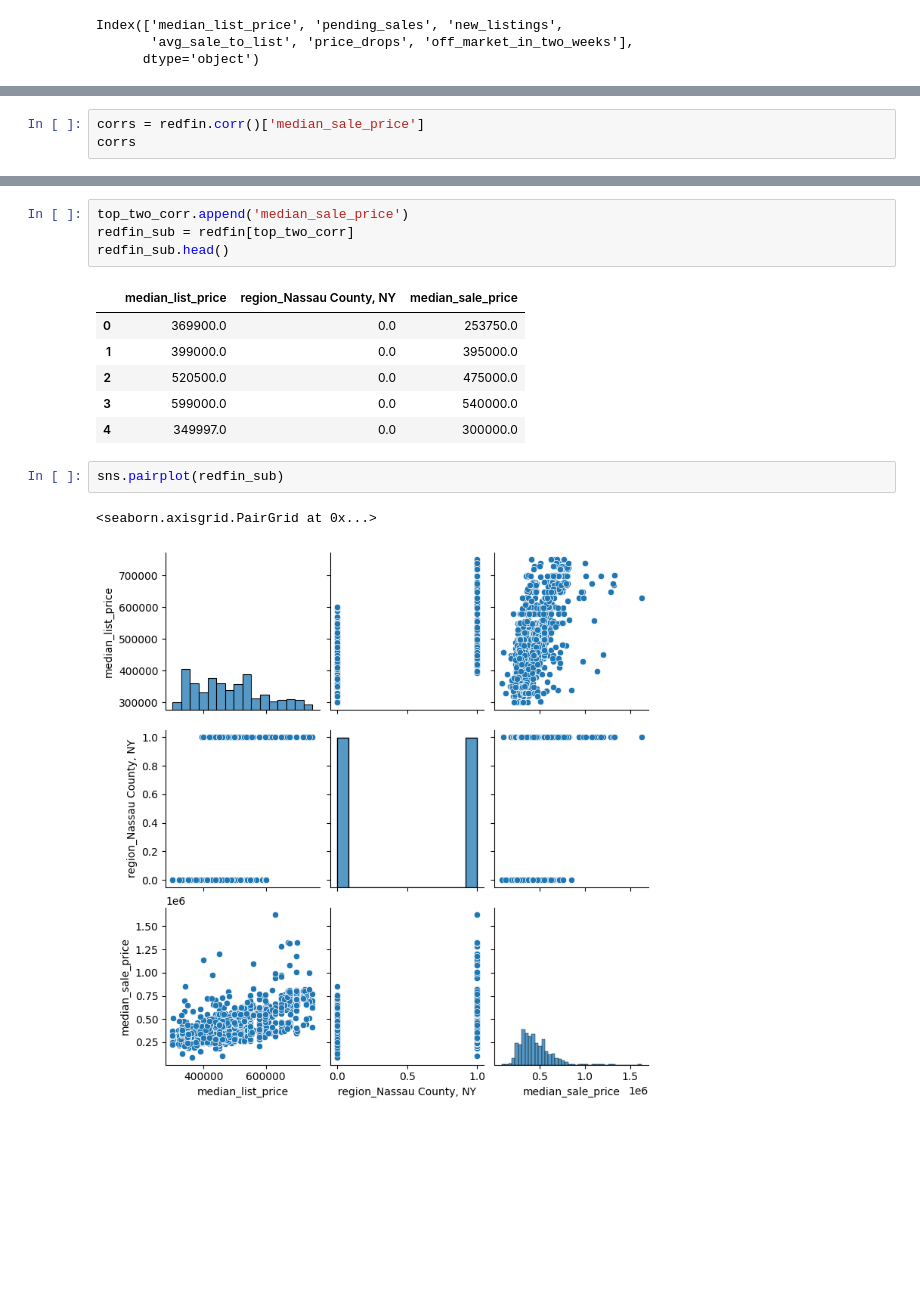
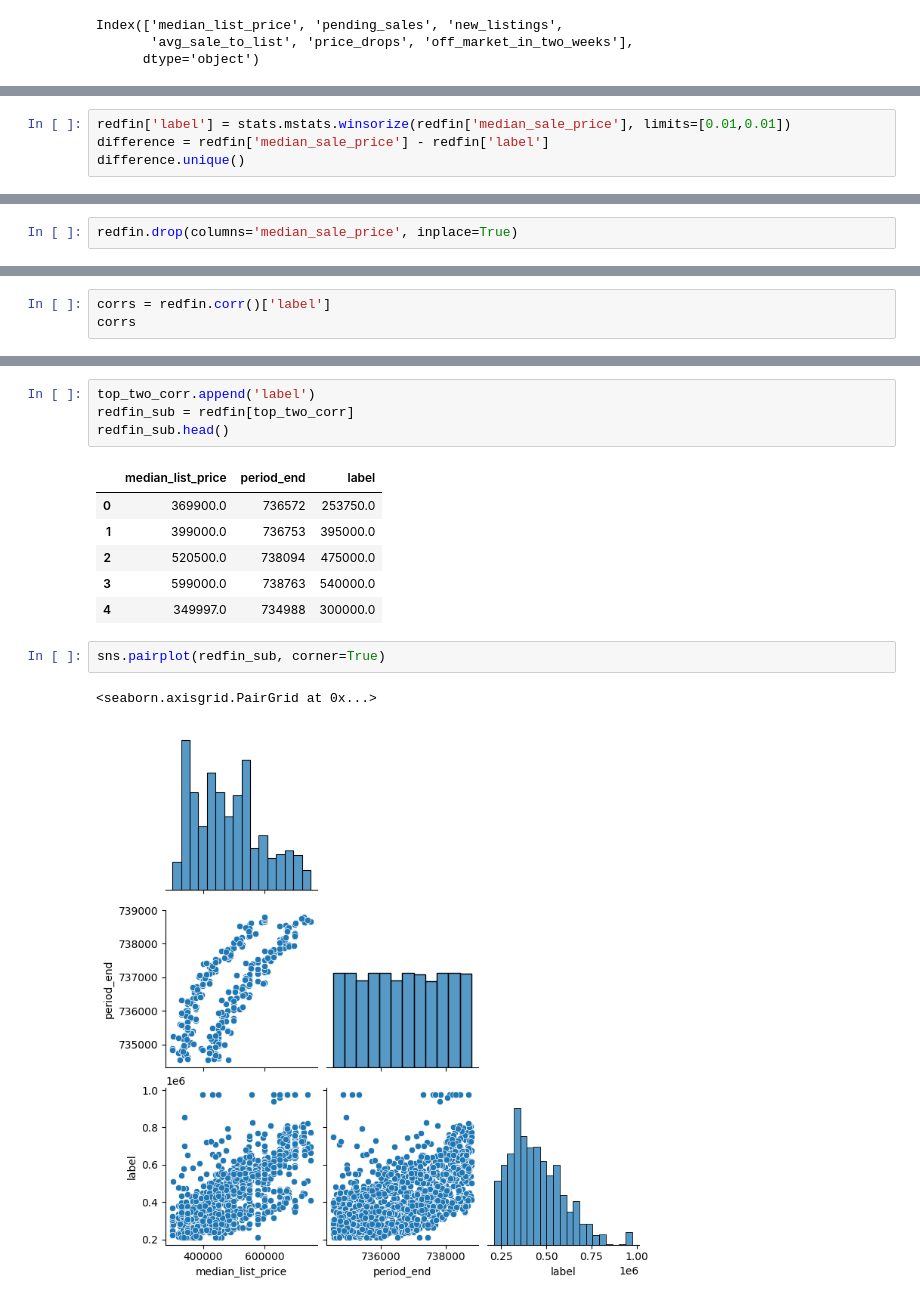
Before and after one commit to Fefe-Hern/Living, a Jupyter notebook: 2_python_review/redfin_data_exploration (S).ipynb, the cells around one changed output, grey strips where cells are left out. Saved outputs shown, nothing was run; the diff lists cells and outputs as text; blank space fills up the shorter version.

```diff
--- a/2_python_review/redfin_data_exploration (S).ipynb
+++ b/2_python_review/redfin_data_exploration (S).ipynb
@@ -307,0 +335,4 @@ redfin.head()
+# %%
+redfin['label'] = stats.mstats.winsorize(redfin['median_sale_price'], limits=[0.01,0.01])
+difference = redfin['median_sale_price'] - redfin['label']
+difference.unique()
@@ -307,0 +347,2 @@ redfin.head()
+# %%
+redfin.drop(columns='median_sale_price', inplace=True)
@@ -318,4 +361,4 @@ redfin.corr().head()
 # %%
-corrs = redfin.corr()['median_sale_price']
+corrs = redfin.corr()['label']
 corrs
 # %% [output]
@@ -365,16 +408,16 @@ top_two_corr
 # %%
-top_two_corr.append('median_sale_price')
+top_two_corr.append('label')
 redfin_sub = redfin[top_two_corr]
 redfin_sub.head()
 # %% [output]
-|  | median_list_price | region_Nassau County, NY | median_sale_price |
-| 0 | 369900.0 | 0.0 | 253750.0 |
-| 1 | 399000.0 | 0.0 | 395000.0 |
-| 2 | 520500.0 | 0.0 | 475000.0 |
-| 3 | 599000.0 | 0.0 | 540000.0 |
-| 4 | 349997.0 | 0.0 | 300000.0 |
+|  | median_list_price | period_end | label |
+| 0 | 369900.0 | 736572 | 253750.0 |
+| 1 | 399000.0 | 736753 | 395000.0 |
+| 2 | 520500.0 | 738094 | 475000.0 |
+| 3 | 599000.0 | 738763 | 540000.0 |
+| 4 | 349997.0 | 734988 | 300000.0 |
 # %%
-sns.pairplot(redfin_sub)
+sns.pairplot(redfin_sub, corner=True)
 # %% [output]
 <seaborn.axisgrid.PairGrid at 0x...>
-[figure, old version]
+[figure, new version]
```
Also changed, not shown: parts of 25 cells of this notebook, 2 other files.
